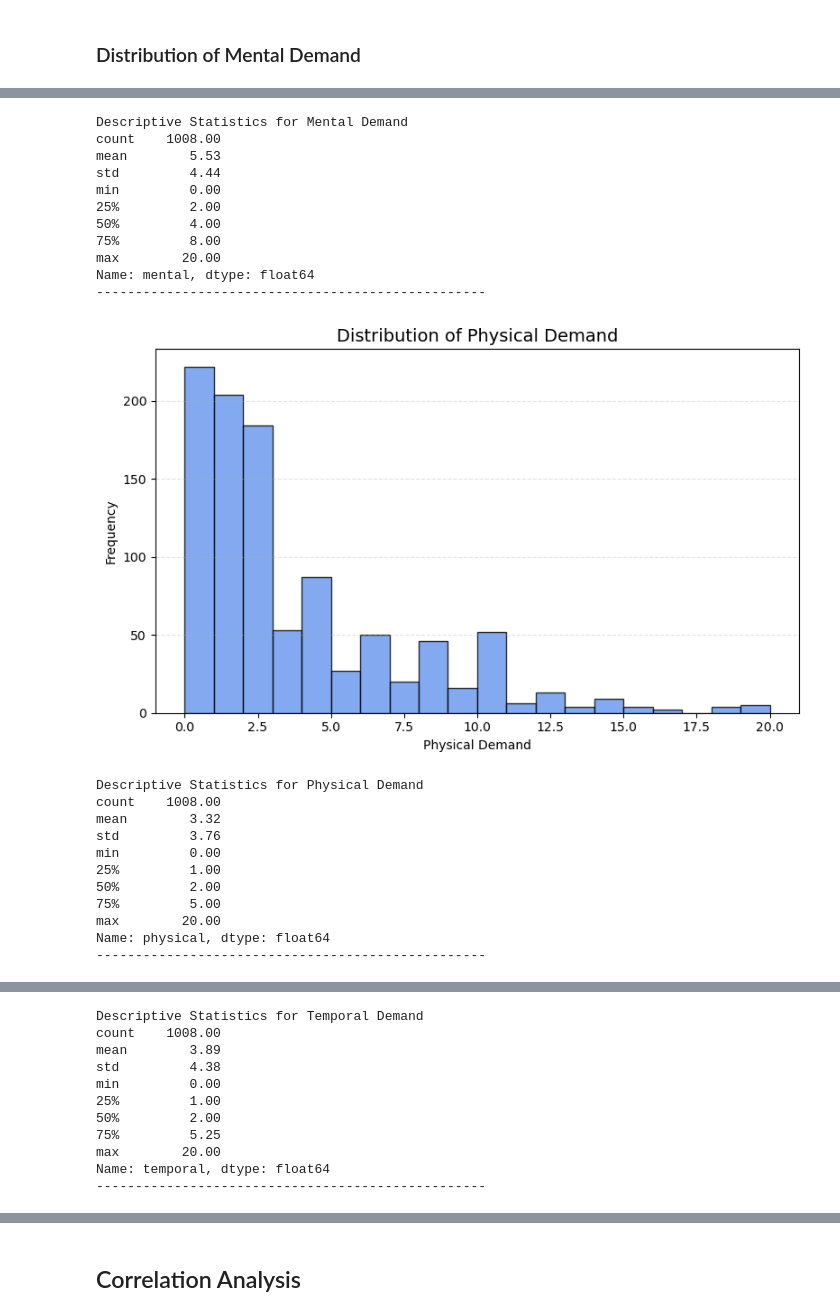
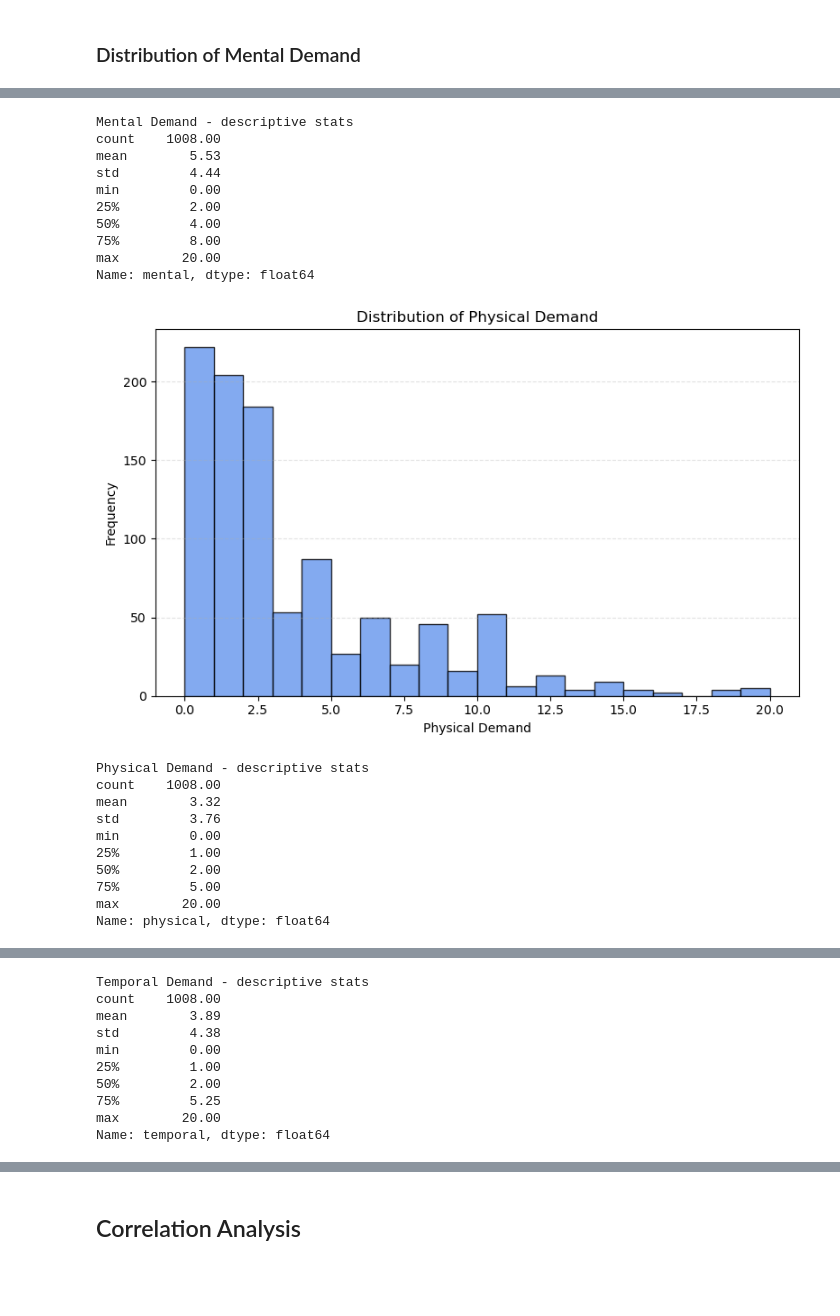
Before and after one commit to Chakuunaa/Evaluating-Dashboard-Design-Effectiveness-in-Data-Analytics, a Jupyter notebook: notebooks/01_Dissertation_Analysis.ipynb, the cells around one changed output, grey strips where cells are left out. Drawn from its saved outputs; the diff is of its cells as text; code cells hidden in the pictures; blank space fills up the shorter version.

```diff
--- a/notebooks/01_Dissertation_Analysis.ipynb
+++ b/notebooks/01_Dissertation_Analysis.ipynb
@@ -261,17 +261,8 @@ The distribution of SGLT scores shows that most observations are concentrated at
 # %% [markdown]
 ### Distribution of Mental Demand
 # %%
-# NASA-TLX variables
-workload_columns = [
-    "mental",
-    "physical",
-    "temporal",
-    "effort",
-    "frustration",
-    "performance"
-]
+workload_columns = ["mental", "physical", "temporal", "effort", "frustration", "performance"]
 
-# Different colours for each variable
 colors = {
     "mental": "seagreen",
     "physical": "cornflowerblue",
@@ -281,41 +272,27 @@ colors = {
     "performance": "teal"
 }
 
-# Clear chart titles
 titles = {
-    "mental": "Distribution of Mental Demand",
-    "physical": "Distribution of Physical Demand",
-    "temporal": "Distribution of Temporal Demand",
-    "effort": "Distribution of Effort",
-    "frustration": "Distribution of Frustration",
-    "performance": "Distribution of Performance"
+    "mental": "Mental Demand",
+    "physical": "Physical Demand",
+    "temporal": "Temporal Demand",
+    "effort": "Effort",
+    "frustration": "Frustration",
+    "performance": "Performance"
 }
 
 for column in workload_columns:
-    plt.figure(figsize=(8, 5))
+    data = df[column].dropna()
 
-    plt.hist(
-        df[column].dropna(),
-        bins=20,
-        color=colors[column],
-        edgecolor="black",
-        alpha=0.8
-    )
-
-    plt.title(titles[column], fontsize=14)
-    plt.xlabel(titles[column].replace("Distribution of ", ""))
+    plt.figure(figsize=(8,5))
+    plt.hist(data, bins=20, color=colors[column], edgecolor="black", alpha=0.8)
+    plt.title("Distribution of " + titles[column])
+    plt.xlabel(titles[column])
     plt.ylabel("Frequency")
-
-    plt.grid(
-        axis="y",
-        linestyle="--",
-        alpha=0.35
-    )
-
+    plt.grid(axis="y", linestyle="--", alpha=0.35)
     plt.tight_layout()
     plt.show()
 
-    print(f"Descriptive Statistics for {titles[column].replace('Distribution of ', '')}")
+    print(titles[column], "- descriptive stats")
     print(df[column].describe().round(2))
-    print("-" * 50)
 # %% [output]
@@ -323,16 +300,15 @@ for column in workload_columns:
-Descriptive Statistics for Mental Demand
+Mental Demand - descriptive stats
 count    1008.00
 mean        5.53
 std         4.44
 min         0.00
 25%         2.00
 50%         4.00
 75%         8.00
 max        20.00
 Name: mental, dtype: float64
---------------------------------------------------
-[figure, old version]
+[figure, new version]
-Descriptive Statistics for Physical Demand
+Physical Demand - descriptive stats
 count    1008.00
 mean        3.32
 std         3.76
@@ -342,4 +318,3 @@ min         0.00
 75%         5.00
 max        20.00
 Name: physical, dtype: float64
---------------------------------------------------
@@ -347,4 +322,4 @@ Name: physical, dtype: float64
-Descriptive Statistics for Temporal Demand
+Temporal Demand - descriptive stats
 count    1008.00
 mean        3.89
 std         4.38
@@ -354,4 +329,3 @@ min         0.00
 75%         5.25
 max        20.00
 Name: temporal, dtype: float64
---------------------------------------------------
```
Also changed, not shown: parts of 41 cells of this notebook.
